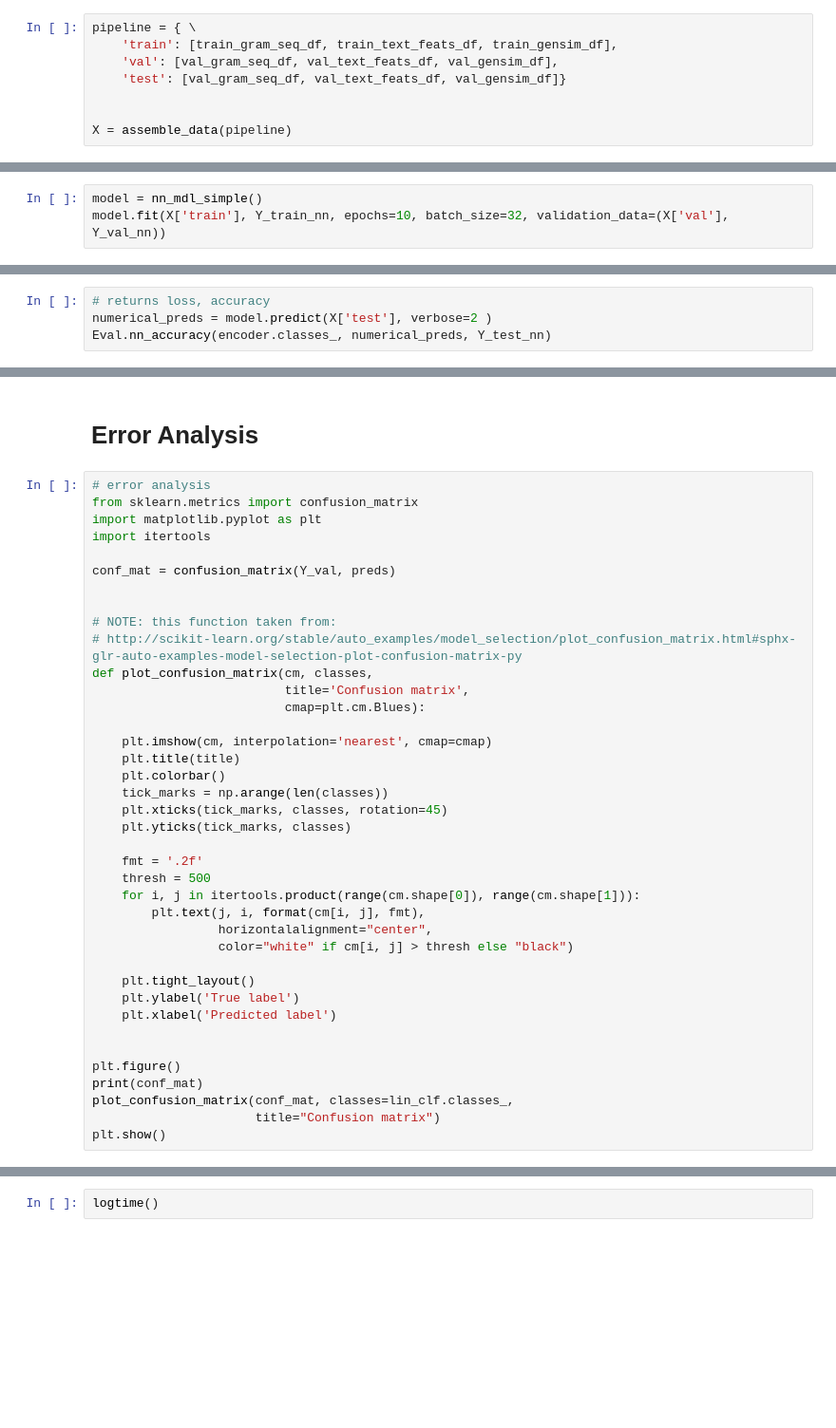
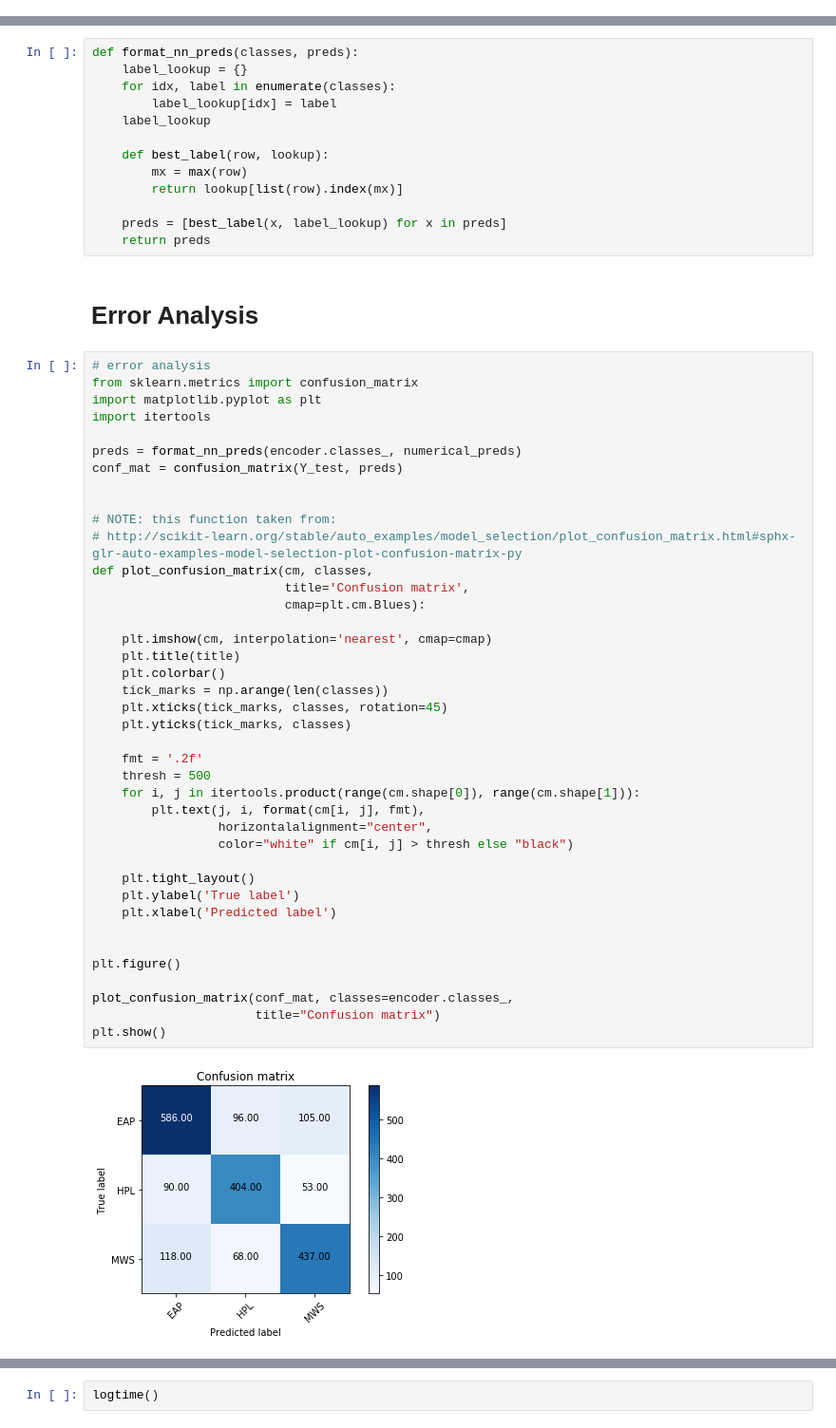
Before and after one commit to happythenewsad/cis545project, a Jupyter notebook: main.ipynb, the cells around one changed output, grey strips where cells are left out. Shown at 95% size. Drawn from its saved outputs; the diff is of its cells as text; blank space fills up the shorter version.

Commit message:
refactoring, neural train loop

```diff
--- a/main.ipynb
+++ b/main.ipynb
@@ -497,11 +496,3 @@ def nn_mdl_simple():
                   metrics=[tf.keras.metrics.categorical_accuracy]
                   )
     return model
-# %%
-pipeline = { \
-    'train': [train_gram_seq_df, train_text_feats_df, train_gensim_df],
-    'val': [val_gram_seq_df, val_text_feats_df, val_gensim_df],
-    'test': [val_gram_seq_df, val_text_feats_df, val_gensim_df]}
-
-
-X = assemble_data(pipeline)
@@ -510,3 +498,0 @@ X = assemble_data(pipeline)
-# %%
-model = nn_mdl_simple()
-model.fit(X['train'], Y_train_nn, epochs=10, batch_size=32, validation_data=(X['val'], Y_val_nn))
@@ -516,4 +498,0 @@ Epoch 1/10
-# %%
-# returns loss, accuracy
-numerical_preds = model.predict(X['test'], verbose=2 )
-Eval.nn_accuracy(encoder.classes_, numerical_preds, Y_test_nn)
@@ -520,3 +578,16 @@ Eval.nn_accuracy(encoder.classes_, numerical_preds, Y_test_nn)
+# %%
+def format_nn_preds(classes, preds):
+    label_lookup = {}
+    for idx, label in enumerate(classes):
+        label_lookup[idx] = label
+    label_lookup
+
+    def best_label(row, lookup):
+        mx = max(row)
+        return lookup[list(row).index(mx)]
+
+    preds = [best_label(x, label_lookup) for x in preds]
+    return preds
 # %% [markdown]
 # Error Analysis
 # %%
@@ -525,37 +596,40 @@ from sklearn.metrics import confusion_matrix
 import matplotlib.pyplot as plt
 import itertools
 
-conf_mat = confusion_matrix(Y_val, preds)
+preds = format_nn_preds(encoder.classes_, numerical_preds)
+conf_mat = confusion_matrix(Y_test, preds)
 
 
 # NOTE: this function taken from:
 # http://scikit-learn.org/stable/auto_examples/model_selection/plot_confusion_matrix.html#sphx-glr-auto-examples-model-selection-plot-confusion-matrix-py
 def plot_confusion_matrix(cm, classes,
                           title='Confusion matrix',
                           cmap=plt.cm.Blues):
 
     plt.imshow(cm, interpolation='nearest', cmap=cmap)
     plt.title(title)
     plt.colorbar()
     tick_marks = np.arange(len(classes))
     plt.xticks(tick_marks, classes, rotation=45)
     plt.yticks(tick_marks, classes)
 
     fmt = '.2f'
     thresh = 500
     for i, j in itertools.product(range(cm.shape[0]), range(cm.shape[1])):
         plt.text(j, i, format(cm[i, j], fmt),
                  horizontalalignment="center",
                  color="white" if cm[i, j] > thresh else "black")
 
     plt.tight_layout()
     plt.ylabel('True label')
     plt.xlabel('Predicted label')
 
 
 plt.figure()
-print(conf_mat)
-plot_confusion_matrix(conf_mat, classes=lin_clf.classes_,
+
+plot_confusion_matrix(conf_mat, classes=encoder.classes_,
                       title="Confusion matrix")
 plt.show()
+# %% [output]
+[figure, added]
 # %%
```
Also changed, not shown: parts of 11 cells of this notebook, 2 other files.
